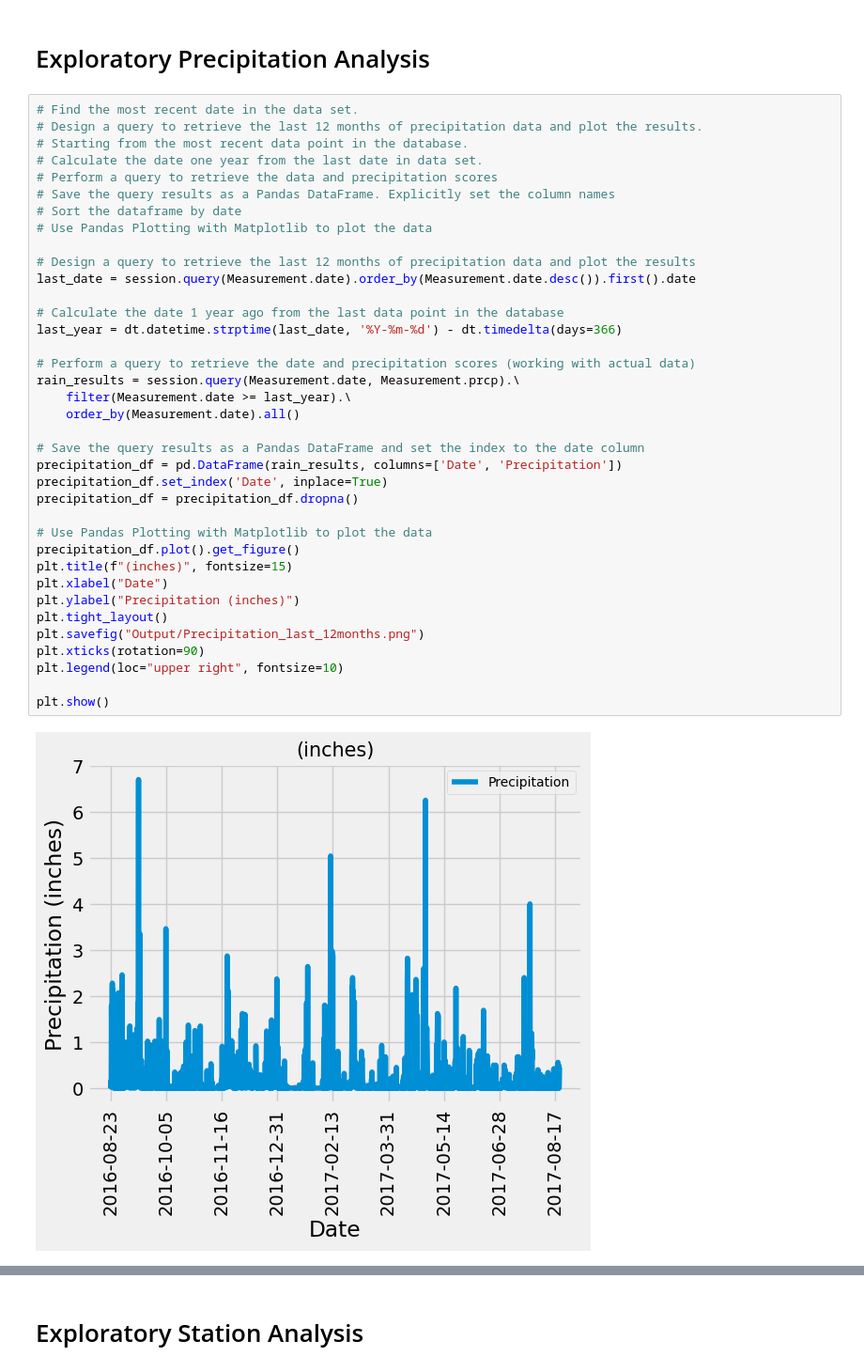
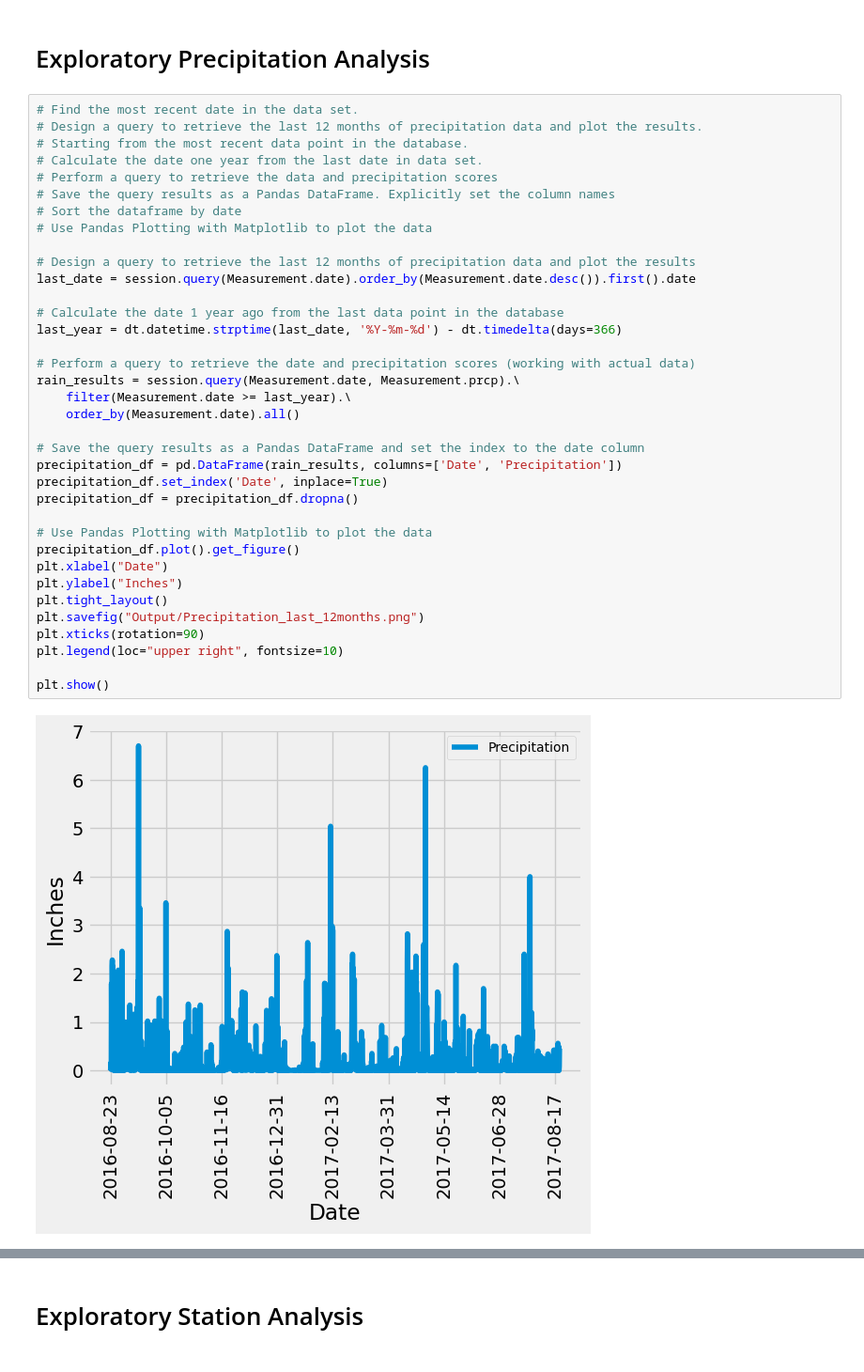
Before and after one commit to kld1974/sqlalchemy-challenge, a Jupyter notebook: climate_starter.ipynb, the cells around one changed output, grey strips where cells are left out. Shown at 94% size. Drawn from its saved outputs; the diff is of its cells as text.

```diff
--- a/climate_starter.ipynb
+++ b/climate_starter.ipynb
@@ -46,36 +46,35 @@ session = Session(engine)
 # Save the query results as a Pandas DataFrame. Explicitly set the column names
 # Sort the dataframe by date
 # Use Pandas Plotting with Matplotlib to plot the data
 
 # Design a query to retrieve the last 12 months of precipitation data and plot the results
 last_date = session.query(Measurement.date).order_by(Measurement.date.desc()).first().date
 
 # Calculate the date 1 year ago from the last data point in the database
 last_year = dt.datetime.strptime(last_date, '%Y-%m-%d') - dt.timedelta(days=366)
 
 # Perform a query to retrieve the date and precipitation scores (working with actual data)
 rain_results = session.query(Measurement.date, Measurement.prcp).\
     filter(Measurement.date >= last_year).\
     order_by(Measurement.date).all()
 
 # Save the query results as a Pandas DataFrame and set the index to the date column
 precipitation_df = pd.DataFrame(rain_results, columns=['Date', 'Precipitation'])
 precipitation_df.set_index('Date', inplace=True)
 precipitation_df = precipitation_df.dropna()
 
 # Use Pandas Plotting with Matplotlib to plot the data
 precipitation_df.plot().get_figure()
-plt.title(f"(inches)", fontsize=15)
 plt.xlabel("Date")
-plt.ylabel("Precipitation (inches)")
+plt.ylabel("Inches")
 plt.tight_layout()
 plt.savefig("Output/Precipitation_last_12months.png")
 plt.xticks(rotation=90)
 plt.legend(loc="upper right", fontsize=10)
 
 plt.show()
 # %% [output]
-[figure, old version]
+[figure, new version]
 # %%
 # Use Pandas to calculate the summary statistics for the precipitation data
 df.describe()
```
Also changed, not shown: parts of 1 cell of this notebook, 2 other files.
